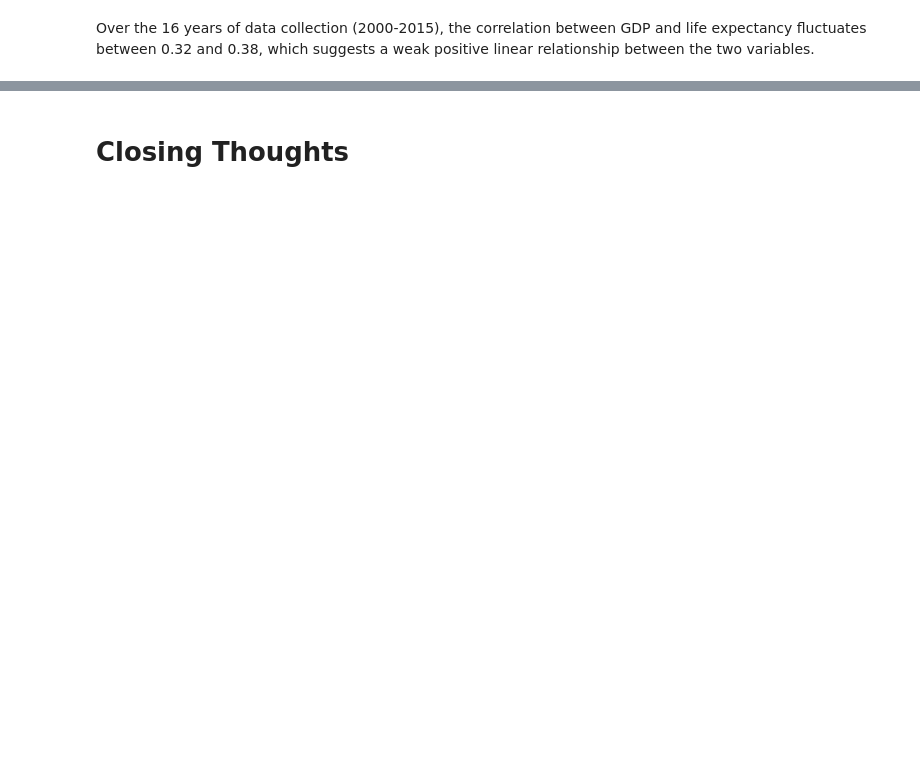
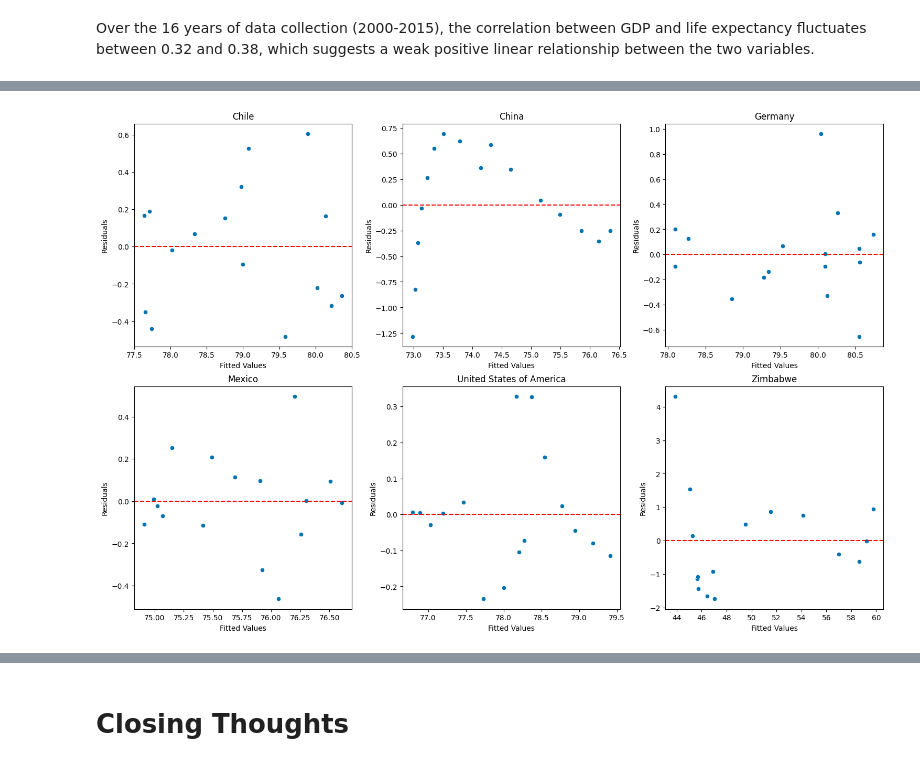
Before and after one commit to alanjameschapman/Life-Expectancy-and-GDP-Starter, a Jupyter notebook: life_expectancy_gdp.ipynb, the cells around one changed output, grey strips where cells are left out. Cells and saved outputs as stored; diff of their text form; code cells hidden in the pictures; blank space fills up the shorter version.

```diff
--- a/life_expectancy_gdp.ipynb
+++ b/life_expectancy_gdp.ipynb
@@ -438,0 +553,36 @@ Over the 16 years of data collection (2000-2015), the correlation between GDP an
+# %%
+import seaborn as sns
+import matplotlib.pyplot as plt
+import statsmodels.api as sm
+
+countries = df['Country'].unique()
+fig, axes = plt.subplots(nrows=2, ncols=3, figsize=(15, 10), constrained_layout=True)
+
+# Flatten the axes array for easy iteration
+axes = axes.flatten()
+
+# Loop through each country and plot the residuals
+for i, country in enumerate(countries):
+    ax = axes[i]
+    country_data = df[df['Country'] == country]
+
+    # Fit a regression model
+    X = sm.add_constant(country_data['GDP'])
+    model = sm.OLS(country_data['Life expectancy at birth (years)'], X).fit()
+    fitted_values = model.predict(X)
+    residuals = country_data['Life expectancy at birth (years)'] - fitted_values
+
+    # Plot the residuals
+    sns.scatterplot(x=fitted_values, y=residuals, ax=ax)
+    ax.axhline(0, color='red', linestyle='--')
+    ax.set_title(country)
+    ax.set_xlabel('Fitted Values')
+    ax.set_ylabel('Residuals')
+
+# Remove any unused subplots
+for j in range(i + 1, len(axes)):
+    fig.delaxes(axes[j])
+
+plt.show()
+# %% [output]
+[figure, added]
```
Also changed, not shown: parts of 47 cells of this notebook.
